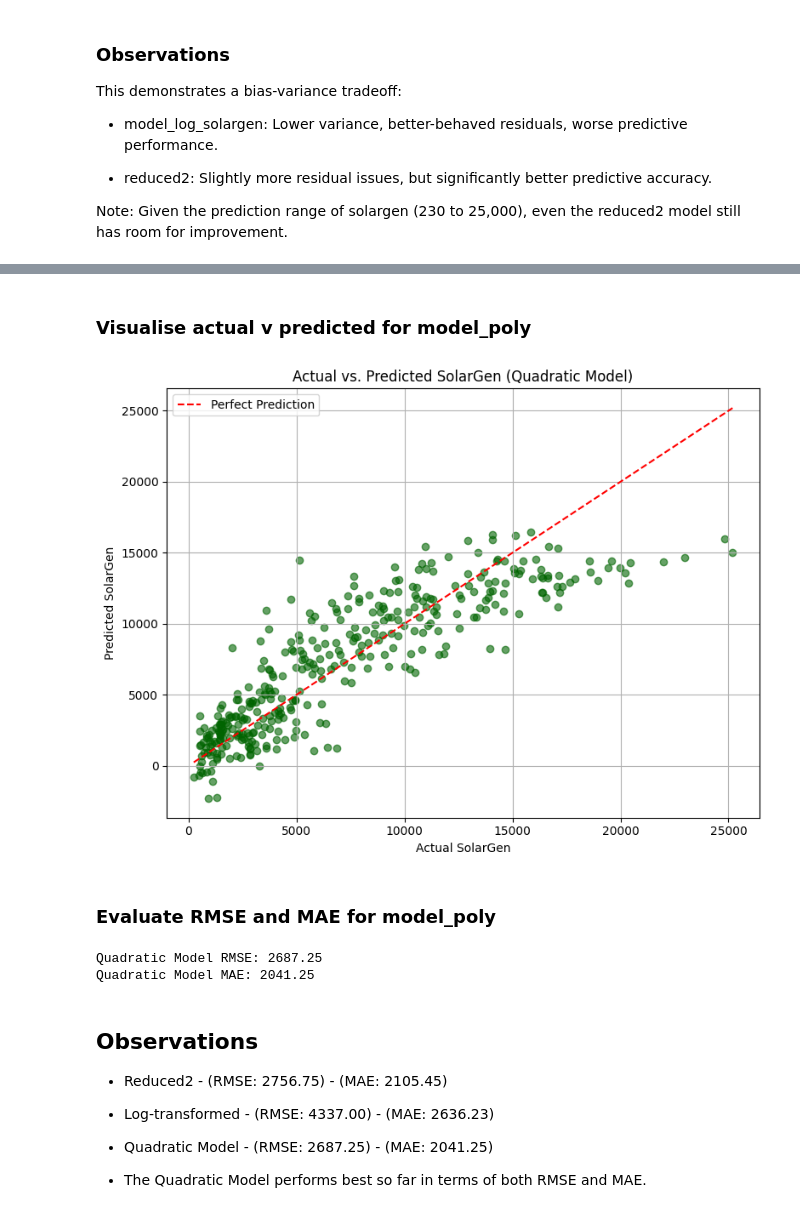
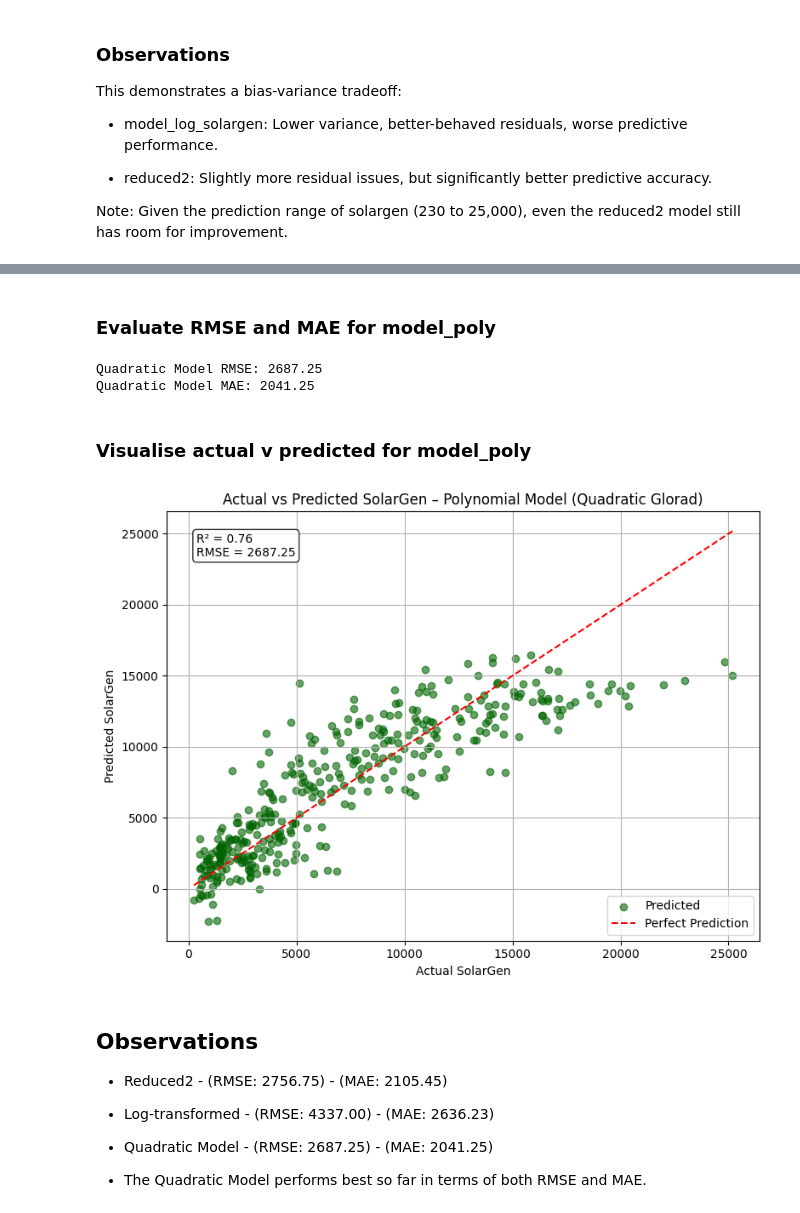
Before and after one commit to MatthieuGlemarec/SolarCast, a Jupyter notebook: Notebooks/02_Exploratory_Data_Analysis.ipynb, the cells around one changed output, grey strips where cells are left out. Saved outputs shown, nothing was run; the diff lists cells and outputs as text; code cells hidden in the pictures.

Commit message:
Updated EDA. Created multiple exploratory plots to visualise predictors and relationships.

```diff
--- a/Notebooks/02_Exploratory_Data_Analysis.ipynb
+++ b/Notebooks/02_Exploratory_Data_Analysis.ipynb
@@ -805,48 +1003,53 @@ Notes:
 [1] Standard Errors assume that the covariance matrix of the errors is correctly specified.
 [2] The condition number is large, 8.07e+06. This might indicate that there are
 strong multicollinearity or other numerical problems.
+# %% [markdown]
+### Evaluate RMSE and MAE for model_poly
+# %%
+from sklearn.metrics import mean_squared_error, mean_absolute_error
+
+# Make predictions using the fitted polynomial model
+y_pred_poly = model_poly.predict(X_poly)
+
+# Calculate RMSE and MAE
+rmse_poly = np.sqrt(mean_squared_error(y, y_pred_poly))
+mae_poly = mean_absolute_error(y, y_pred_poly)
+
+print(f"Quadratic Model RMSE: {rmse_poly:.2f}")
+print(f"Quadratic Model MAE: {mae_poly:.2f}")
+# %% [output]
+Quadratic Model RMSE: 2687.25
+Quadratic Model MAE: 2041.25
 # %% [markdown]
 ### Visualise actual v predicted for model_poly
 # %%
-# Predicted values from the quadratic model
-predicted_poly = model_poly.predict(X_poly)
+from sklearn.metrics import r2_score, mean_squared_error
 
-# Actual values
-actual_solargen = y  # Assuming 'y' is still your actual solargen series
+# Calculate R² and RMSE
+r2 = r2_score(y, y_pred_poly)
+rmse = np.sqrt(mean_squared_error(y, y_pred_poly))
 
-# Scatter plot
+# --- Clean single plot ---
 plt.figure(figsize=(8, 6))
-plt.scatter(actual_solargen, predicted_poly, alpha=0.6, color='darkgreen')
-plt.plot([actual_solargen.min(), actual_solargen.max()],
-         [actual_solargen.min(), actual_solargen.max()],
-         color='red', linestyle='--', label='Perfect Prediction')
+plt.scatter(y, y_pred_poly, alpha=0.6, color='darkgreen', label='Predicted')
+plt.plot([y.min(), y.max()], [y.min(), y.max()], 'r--', label='Perfect Prediction')
 
 plt.xlabel('Actual SolarGen')
 plt.ylabel('Predicted SolarGen')
-plt.title('Actual vs. Predicted SolarGen (Quadratic Model)')
+plt.title('Actual vs Predicted SolarGen – Polynomial Model (Quadratic Glorad)')
 plt.legend()
 plt.grid(True)
+
+# Add R² and RMSE annotation
+plt.text(0.05, 0.95, f'R² = {r2:.2f}\nRMSE = {rmse:.2f}',
+         transform=plt.gca().transAxes,
+         verticalalignment='top',
+         bbox=dict(boxstyle='round,pad=0.3', facecolor='white', alpha=0.8))
+
 plt.tight_layout()
 plt.show()
 # %% [output]
-[figure, old version]
+[figure, new version]
-# %% [markdown]
-### Evaluate RMSE and MAE for model_poly
-# %%
-from sklearn.metrics import mean_squared_error, mean_absolute_error
-
-# Make predictions using the fitted polynomial model
-y_pred_poly = model_poly.predict(X_poly)
-
-# Calculate RMSE and MAE
-rmse_poly = np.sqrt(mean_squared_error(y, y_pred_poly))
-mae_poly = mean_absolute_error(y, y_pred_poly)
-
-print(f"Quadratic Model RMSE: {rmse_poly:.2f}")
-print(f"Quadratic Model MAE: {mae_poly:.2f}")
-# %% [output]
-Quadratic Model RMSE: 2687.25
-Quadratic Model MAE: 2041.25
 # %% [markdown]
 ## Observations
 
```
Also changed, not shown: parts of 23 cells of this notebook, 8 other files.
